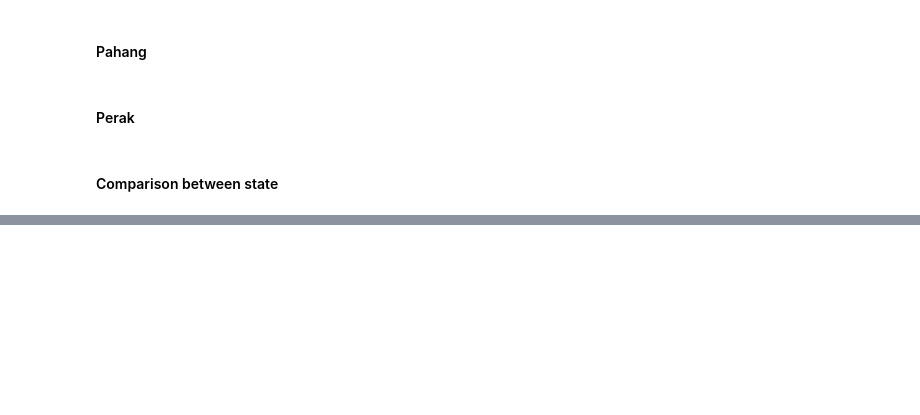
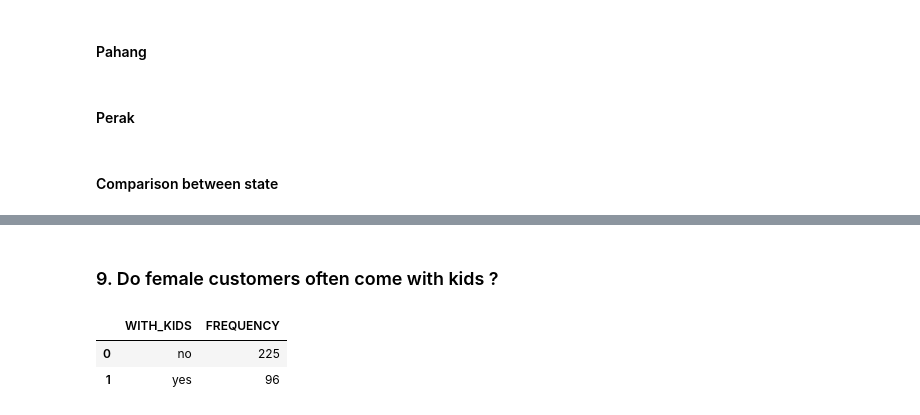
Before and after one commit to mzamfirdaus/dataminingproject, a Jupyter notebook: datapreprocessing.ipynb, the cells around one changed output, grey strips where cells are left out. Saved outputs shown, nothing was run; the diff lists cells and outputs as text; code cells hidden in the pictures; blank space fills up the shorter version.

```diff
--- a/datapreprocessing.ipynb
+++ b/datapreprocessing.ipynb
@@ -442,0 +659,12 @@ fig.show()
+# %% [markdown]
+### 9. Do female customers often come with kids ?
+# %%
+femaleWithKids = laundry[laundry['GENDER'] == 'female']
+
+femaleWithKids = femaleWithKids.groupby(['WITH_KIDS']).size().reset_index()
+femaleWithKids = femaleWithKids.rename(columns={0:'FREQUENCY'})
+femaleWithKids
+# %% [output]
+|  | WITH_KIDS | FREQUENCY |
+| 0 | no | 225 |
+| 1 | yes | 96 |
```
Also changed, not shown: parts of 23 cells of this notebook.
